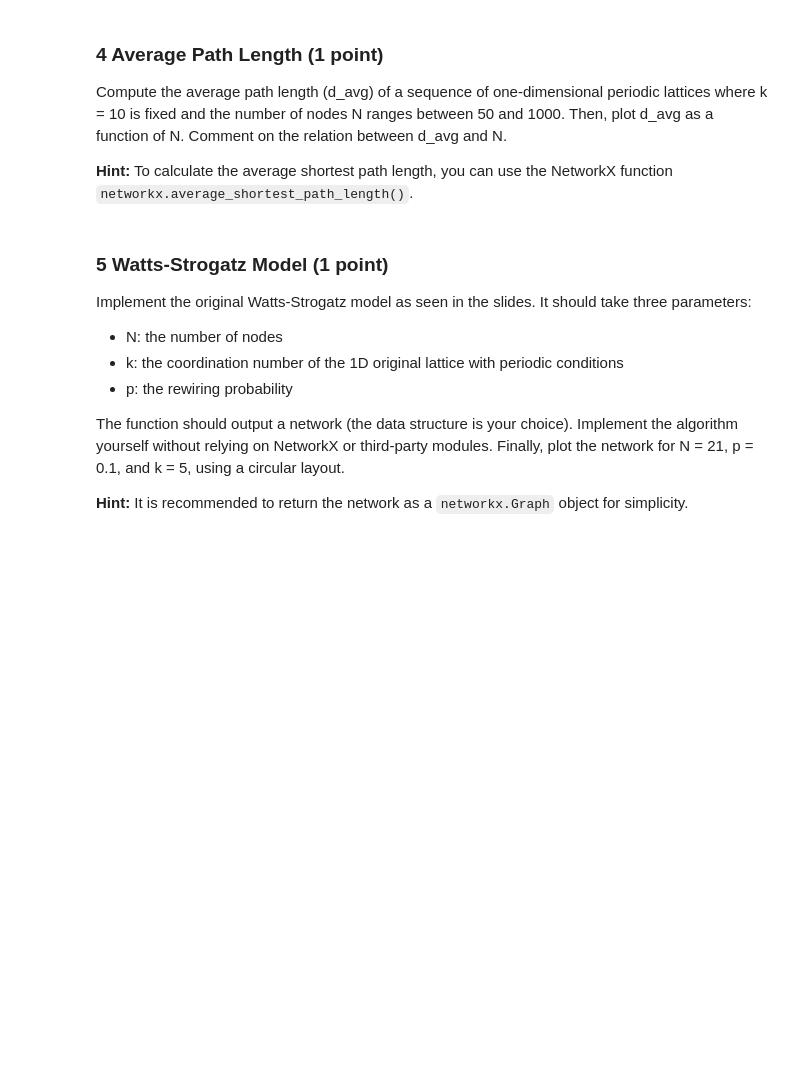
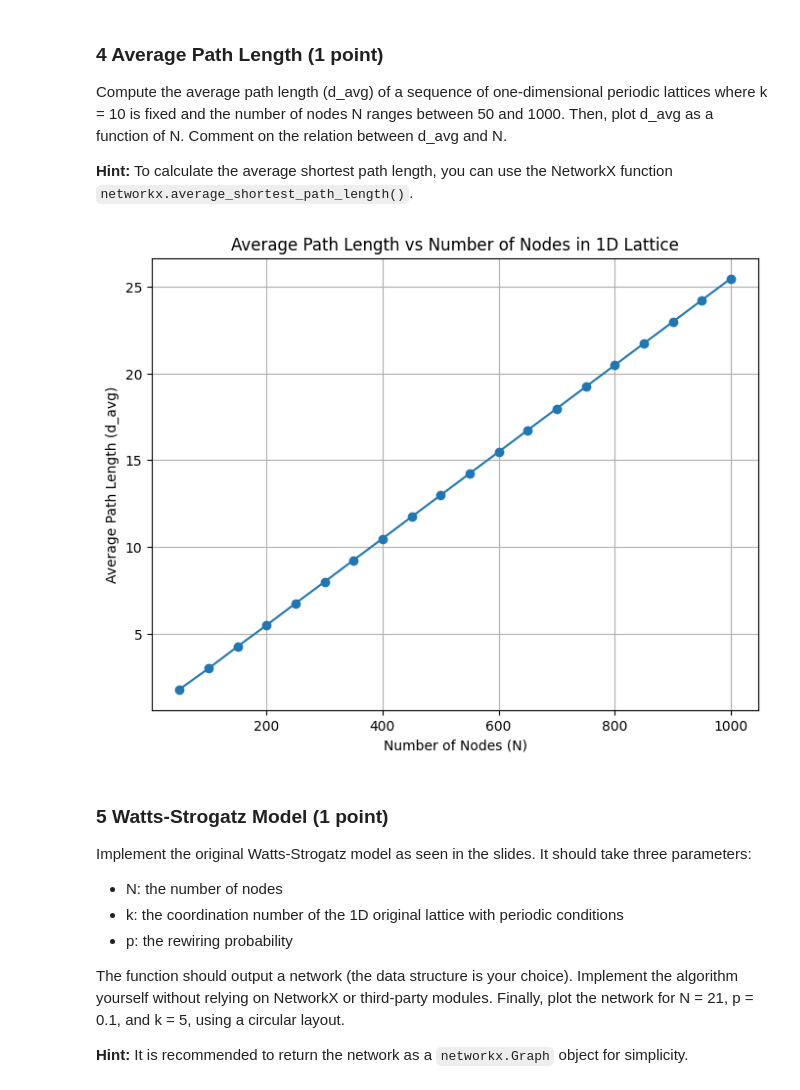
Before and after one commit to liamti5/UZH-Network-Science, a Jupyter notebook: a4/assignment4_Liam_Tessendorf_Maximilian_von_Willich.ipynb, the cells around one changed output. Saved outputs shown, nothing was run; the diff lists cells and outputs as text; code cells hidden in the pictures; blank space fills up the shorter version.

```diff
--- a/a4/assignment4_Liam_Tessendorf_Maximilian_von_Willich.ipynb
+++ b/a4/assignment4_Liam_Tessendorf_Maximilian_von_Willich.ipynb
@@ -163,6 +243,33 @@ nx.draw(G, pos, with_labels=True)
 Compute the average path length (d_avg) of a sequence of one-dimensional periodic lattices where k = 10 is fixed and the number of nodes N ranges between 50 and 1000. Then, plot d_avg as a function of N. Comment on the relation between d_avg and N.
 
 **Hint:** To calculate the average shortest path length, you can use the NetworkX function `networkx.average_shortest_path_length()`.
+# %%
+def compute_avg_path_length(N_values, k):
+    d_avg_values = []
+    for N in N_values:
+        lattice = create_lattice(N, k)
+        d_avg = nx.average_shortest_path_length(lattice)
+        d_avg_values.append(d_avg)
+    return d_avg_values
+
+
+def plot_avg_path_length(N_values, d_avg_values):
+    plt.figure(figsize=(8, 6))
+    plt.plot(N_values, d_avg_values, marker="o")
+    plt.xlabel("Number of Nodes (N)")
+    plt.ylabel("Average Path Length (d_avg)")
+    plt.title("Average Path Length vs Number of Nodes in 1D Lattice")
+    plt.grid(True)
+    plt.show()
+
+N_values = range(50, 1001, 50)
+k = 10
+
+d_avg_values = compute_avg_path_length(N_values, k)
+
+plot_avg_path_length(N_values, d_avg_values)
+# %% [output]
+[figure, added]
 # %% [markdown]
 ### 5 Watts‐Strogatz Model (1 point)
 Implement the original Watts‐Strogatz model as seen in the slides. It should take three parameters:
```
Also changed, not shown: parts of 10 cells of this notebook, 1 other file.
